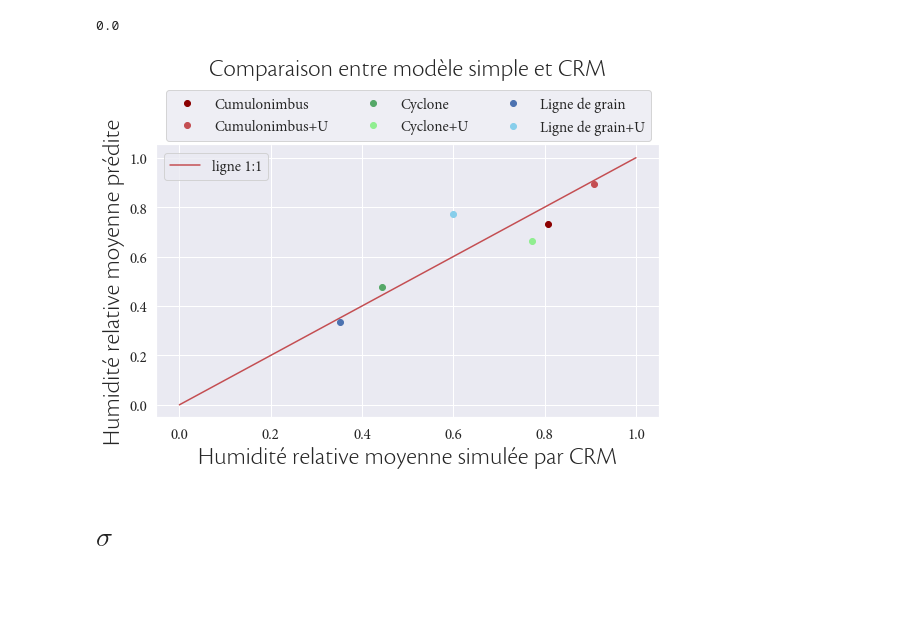
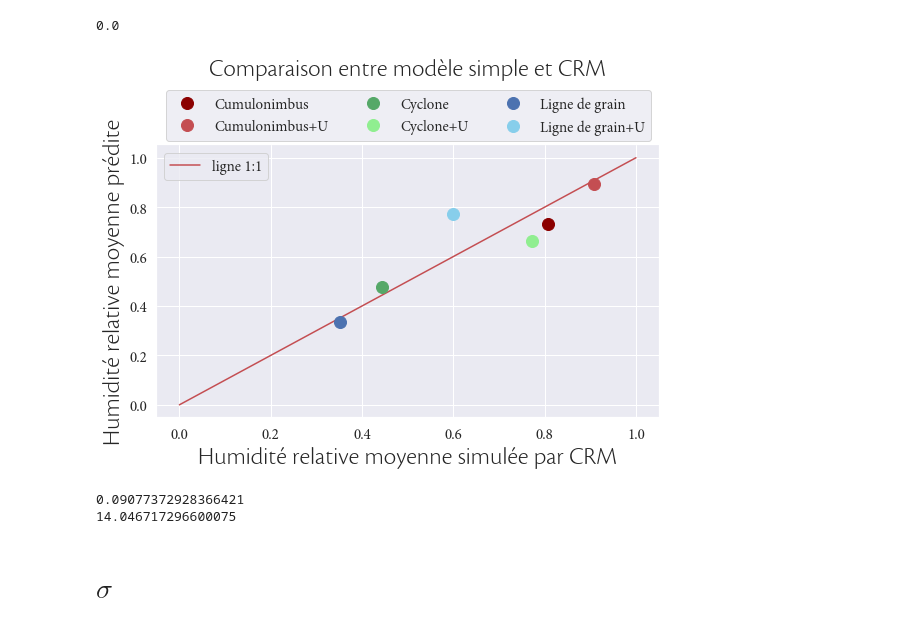
Before and after one commit to FelixLangot/LMD_Internship, a Jupyter notebook: Stats.ipynb, the cells around one changed output. Cells and saved outputs as stored; diff of their text form; code cells hidden in the pictures; blank space fills up the shorter version.

```diff
--- a/Stats.ipynb
+++ b/Stats.ipynb
@@ -109,28 +109,37 @@ colors = np.asarray(['darkred', 'r', 'g', 'lightgreen', 'b', 'skyblue'], dtype=o
 # %%
 xx = meanRhlist
 yy = meanRHlist
 fig = plt.figure(figsize=(9,5))
 ax = fig.add_subplot(111)
 # fit = ax.plot(np.linspace(0,1,10),np.linspace(0,1,10), color='r', label=r'$\mathdefault{\overline{RH}_{a} = \overline{RH}_{p}}$')
 fit = ax.plot(np.linspace(0,1,10),np.linspace(0,1,10), color='r', label=r'ligne 1:1')
 leg1 = ax.legend(prop=Mplabelprop)
 dataleg = []
 for i in np.arange(len(xx)):
-    (data,) = ax.plot(xx[i], yy[i], 'o', color = colors[i], label=labelsRHfit[i])
+    (data,) = ax.plot(xx[i], yy[i], 'o', markersize=12, color = colors[i], label=labelsRHfit[i])
     dataleg.append(data)
 leg2 = ax.legend([dataleg[0],dataleg[1],dataleg[2],dataleg[3],dataleg[4],dataleg[5]],labelsRHfit,bbox_to_anchor=(1, 1.23), prop=Mplabelprop, ncol=3)
 ax.add_artist(leg1)
 plt.xticks(font=Mplabelprop)
 plt.yticks(font=Mplabelprop)
 # plt.xlabel(r'$\mathdefault{\overline{RH}_{a}}$', fontproperties=Cslabelprop)
 # plt.ylabel(r'$\mathdefault{\overline{RH}_{p}}$', fontproperties=Cslabelprop)
 plt.xlabel(r'Humidité relative moyenne simulée par CRM', fontproperties=Cslabelprop)
 plt.ylabel(r'Humidité relative moyenne prédite', fontproperties=Cslabelprop)
 ax.set_title(r'Comparaison entre modèle simple et CRM', y=1.0, pad=70, fontproperties=Cslabelprop)
 plt.savefig('Figs/meanRHpvsRHa.png', bbox_inches='tight', format='PNG', dpi=600)
 plt.show()
 # %% [output]
-[figure, old version]
+[figure, new version]
+# %%
+rmsemeans = sklearn.metrics.mean_squared_error(meanRhlist, meanRHlist, squared=False)
+print(rmsemeans)
+mean2samples = np.mean(np.array((meanRHlist, meanRhlist)))
+pctrmsemean = rmsemeans/mean2samples * 100
+print(pctrmsemean)
+# %% [output]
+0.09077372928366421
+14.046717296600075
 # %% [markdown]
 # $\sigma$
 # %% [markdown]
```
Also changed, not shown: parts of 3 cells of this notebook, 1 other file.
